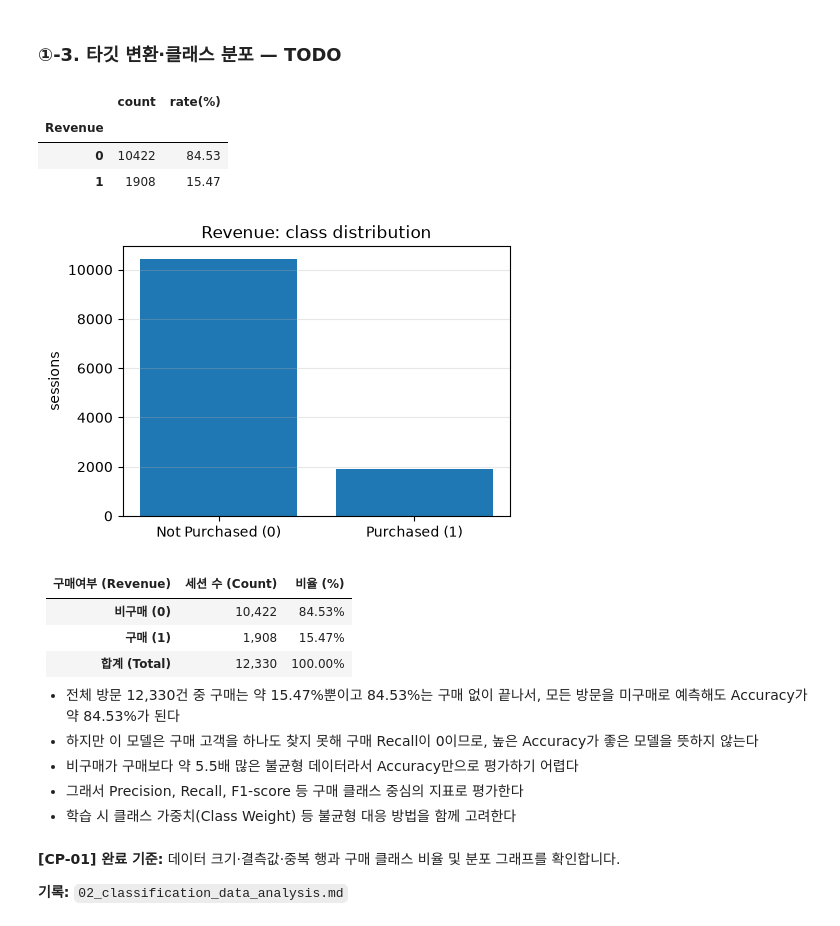
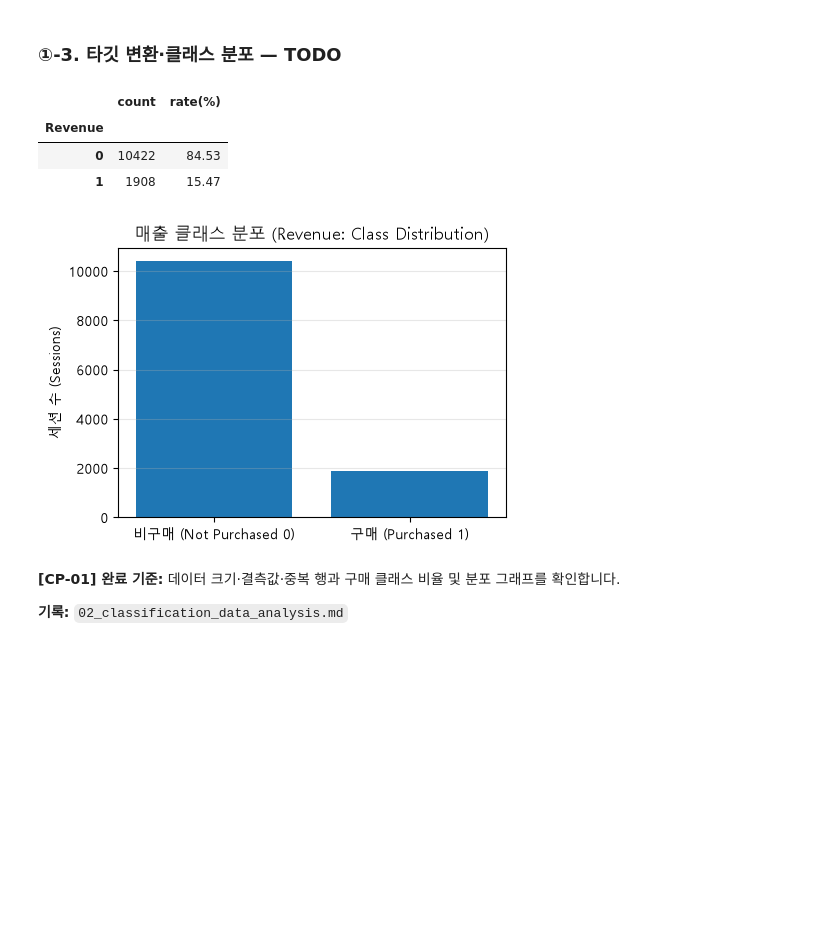
Before and after one commit to iremys/ai-mini-projects, a Jupyter notebook: mini-project-01/code/02_classification_online_shopping.ipynb, the cells around one changed output. Saved outputs shown, nothing was run; the diff lists cells and outputs as text; code cells hidden in the pictures; blank space fills up the shorter version.

```diff
--- a/mini-project-01/code/02_classification_online_shopping.ipynb
+++ b/mini-project-01/code/02_classification_online_shopping.ipynb
@@ -31,6 +31,15 @@ import pandas as pd
 import torch
 from torch import nn
 from torch.utils.data import TensorDataset, DataLoader
+
+# ###################################################3
+#한글깨짐방지
+plt.rc('font', family='Malgun Gothic')  # 윈도우 (맑은 고딕)
+
+# 마이너스 기호가 폰트에서 깨지는 현상 방지
+plt.rcParams['axes.unicode_minus'] = False
+# ###################################################3
+
 
 pd.set_option("display.max_columns", 40)
 SEED = 42
@@ -258,46 +143,36 @@ plt.show()
 # 힌트: astype(int)
 df["Revenue"] = df["Revenue"].astype(int)
 df["Weekend"] = df["Weekend"].astype(int)
-
-# TODO 1-5. Revenue의 클래스별 건수와 비율을 계산합니다.
-# 힌트: value_counts().sort_index(), value_counts(normalize=True)
-class_counts = df["Revenue"].value_counts().sort_index()
-class_rates = df["Revenue"].value_counts(normalize=True).sort_index()
-
-# [공통] 결과표와 그래프 틀
-class_summary = pd.DataFrame({
-    "count": class_counts,
-    "rate(%)": (class_rates * 100).round(2),
-})
-display(class_summary)
-
-plt.figure(figsize=(5, 3.5))
-# TODO 1-6. 구매·미구매 건수를 막대그래프로 시각화합니다.
-# 힌트: plt.bar([...], class_counts.values)
-plt.bar(["Not Purchased (0)", "Purchased (1)"], class_counts.values)
-
-plt.ylabel("sessions")
-plt.title("Revenue: class distribution")
-plt.grid(axis="y", alpha=0.3)
-plt.show()
-# %% [output]
-|  | count | rate(%) |
-| Revenue |  |  |
-| 0 | 10422 | 84.53 |
-| 1 | 1908 | 15.47 |
-[figure, removed]
-# %% [markdown]
-| 구매여부 (Revenue) | 세션 수 (Count) | 비율 (%) |
-| :--- | ---: | ---: |
-| **비구매 (0)** | 10,422 | 84.53% |
-| **구매 (1)** | 1,908 | 15.47% |
-| **합계 (Total)** | 12,330 | 100.00% |
-
-- 전체 방문 12,330건 중 구매는 약 15.47%뿐이고 84.53%는 구매 없이 끝나서, 모든 방문을 미구매로 예측해도 Accuracy가 약 84.53%가 된다
-- 하지만 이 모델은 구매 고객을 하나도 찾지 못해 구매 Recall이 0이므로, 높은 Accuracy가 좋은 모델을 뜻하지 않는다
-- 비구매가 구매보다 약 5.5배 많은 불균형 데이터라서 Accuracy만으로 평가하기 어렵다
-- 그래서 Precision, Recall, F1-score 등 구매 클래스 중심의 지표로 평가한다
-- 학습 시 클래스 가중치(Class Weight) 등 불균형 대응 방법을 함께 고려한다
+# %%
+
+# TODO 1-5. Revenue의 클래스별 건수와 비율을 계산합니다.
+# 힌트: value_counts().sort_index(), value_counts(normalize=True)
+class_counts = df["Revenue"].value_counts().sort_index()
+class_rates = df["Revenue"].value_counts(normalize=True).sort_index()
+
+# [공통] 결과표와 그래프 틀
+class_summary = pd.DataFrame({
+    "count": class_counts,
+    "rate(%)": (class_rates * 100).round(2),
+})
+display(class_summary)
+# %% [output]
+|  | count | rate(%) |
+| Revenue |  |  |
+| 0 | 10422 | 84.53 |
+| 1 | 1908 | 15.47 |
+# %%
+
+# TODO 1-6. 구매·미구매 건수를 막대그래프로 시각화합니다.
+# 힌트: plt.bar([...], class_counts.values)
+plt.figure(figsize=(5, 3.5))
+plt.bar(["비구매 (Not Purchased 0)", "구매 (Purchased 1)"], class_counts.values)
+plt.ylabel("세션 수 (Sessions)")
+plt.title("매출 클래스 분포 (Revenue: Class Distribution)")
+plt.grid(axis="y", alpha=0.3)
+plt.show()
+# %% [output]
+[figure, added]
 # %% [markdown]
 **[CP-01] 완료 기준:** 데이터 크기·결측값·중복 행과 구매 클래스 비율 및 분포 그래프를 확인합니다.
 
```
Also changed, not shown: parts of 38 cells of this notebook, 3 other files.
